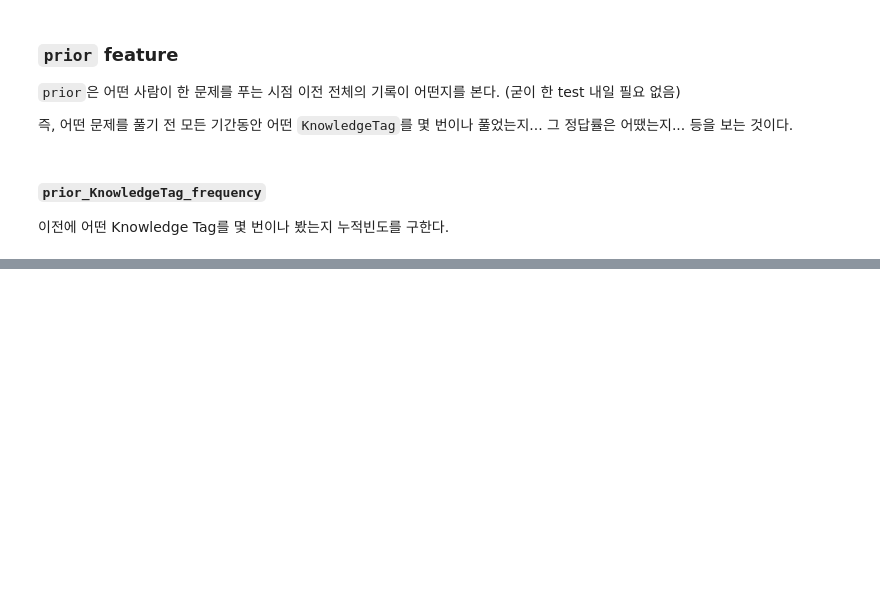
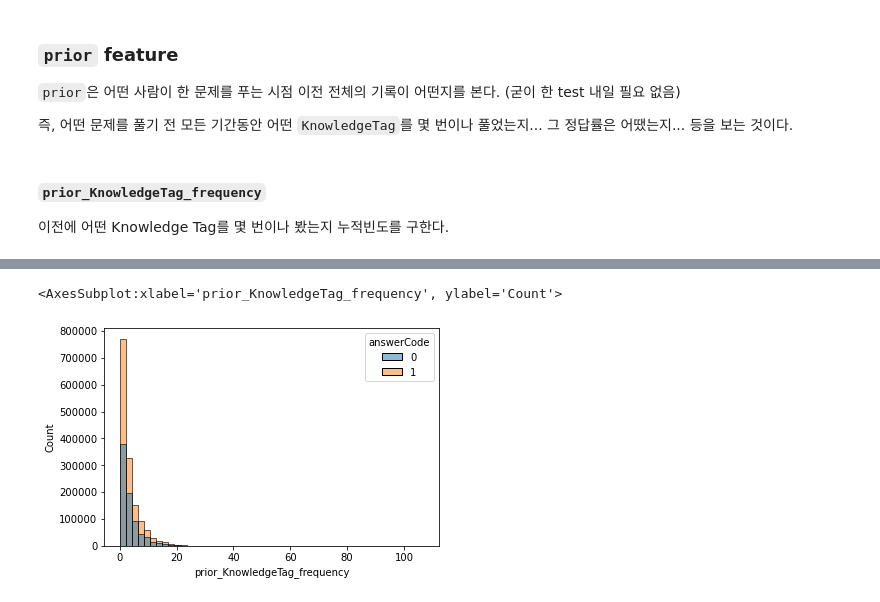
Before and after one commit to bcaitech1/p4-dkt-dkdkt, a Jupyter notebook: jaepil/feature_prior.ipynb, the cells around one changed output, grey strips where cells are left out. Saved outputs shown, nothing was run; the diff lists cells and outputs as text; code cells hidden in the pictures; blank space fills up the shorter version.

```diff
--- a/jaepil/feature_prior.ipynb
+++ b/jaepil/feature_prior.ipynb
@@ -94,0 +91,6 @@ train_df['prior_KnowledgeTag_frequency'] = train_df.groupby(['userID', 'Knowledg
+# %%
+train_df['cummulative_total_questions'] = train_df.groupby(['userID']).cumcount()
+# %%
+train_df['prior_KnowledgeTag_rel_frequency'] = train_df.prior_KnowledgeTag_frequency / train_df.cummulative_total_questions
+# %%
+train_df.prior_KnowledgeTag_rel_frequency = train_df.prior_KnowledgeTag_rel_frequency.fillna(0)
@@ -97,3 +113,8 @@ train_df['prior_KnowledgeTag_frequency'] = train_df.groupby(['userID', 'Knowledg
 # train_df['prior_KnowledgeTag_accuracy'] = (train_df.prior_KnowledgeTag_correct_count / train_df.prior_KnowledgeTag_frequency).fillna(0)
 
 # train_df.prior_KnowledgeTag_accuracy = train_df.prior_KnowledgeTag_accuracy.replace([-np.inf, np.inf], 0)
+# %%
+sns.histplot(data=train_df, x='prior_KnowledgeTag_frequency', hue='answerCode', bins=50)
+# %% [output]
+<AxesSubplot:xlabel='prior_KnowledgeTag_frequency', ylabel='Count'>
+[figure, added]
```
Also changed, not shown: parts of 6 cells of this notebook.
